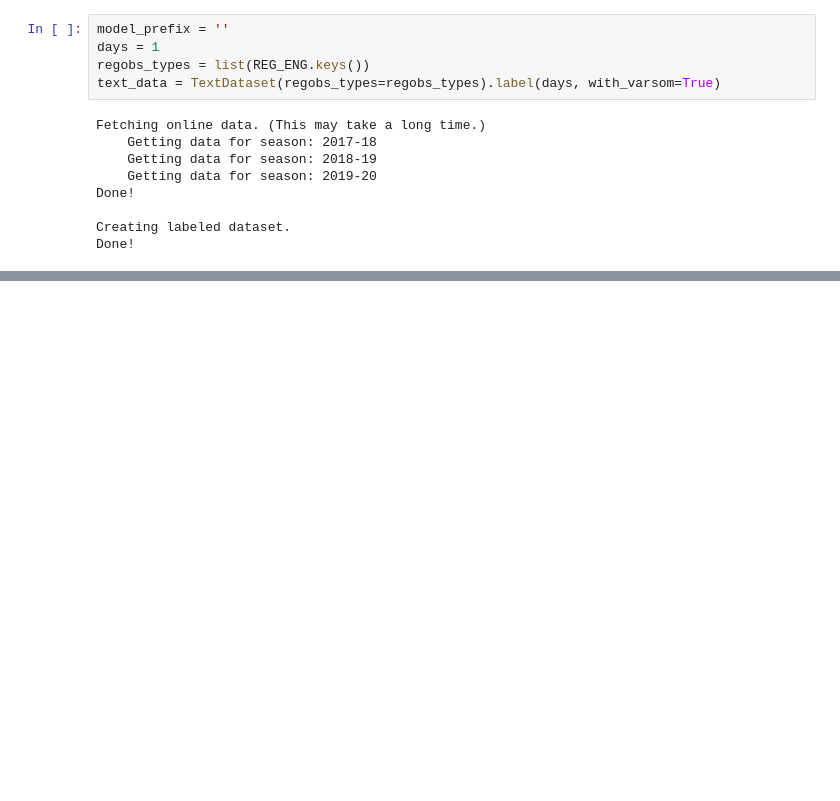
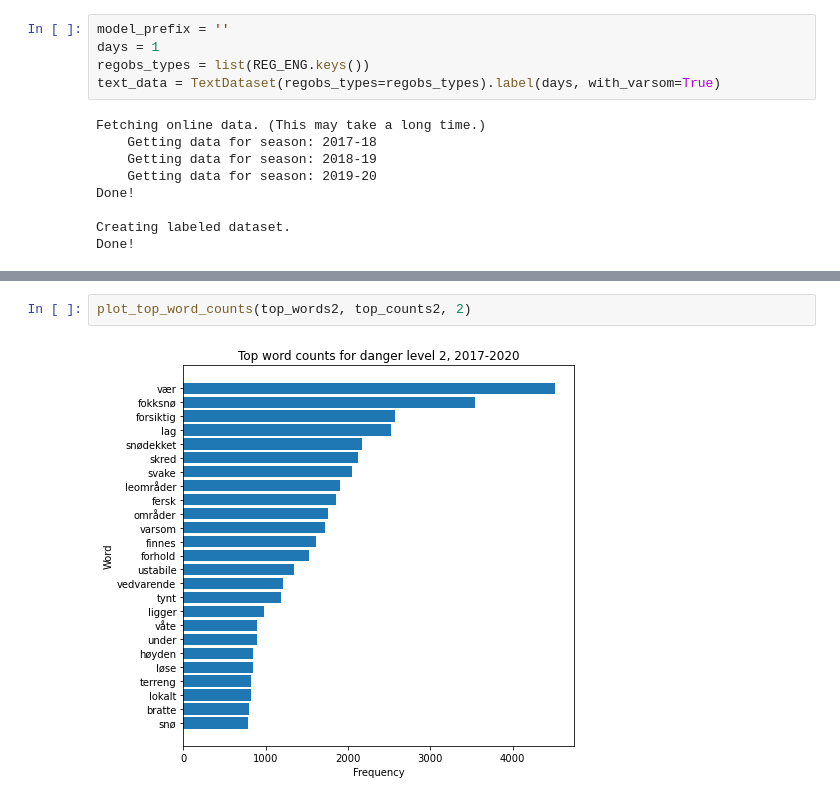
Before and after one commit to NVE/avalanche_ml, a Jupyter notebook: text_data.ipynb, the cells around one changed output, grey strips where cells are left out. Cells and saved outputs as stored; diff of their text form; blank space fills up the shorter version.

```diff
--- a/text_data.ipynb
+++ b/text_data.ipynb
@@ -111,0 +551,4 @@ text_data.main_text
+# %%
+plot_top_word_counts(top_words2, top_counts2, 2)
+# %% [output]
+[figure, added]
```
Also changed, not shown: parts of 57 cells of this notebook.
